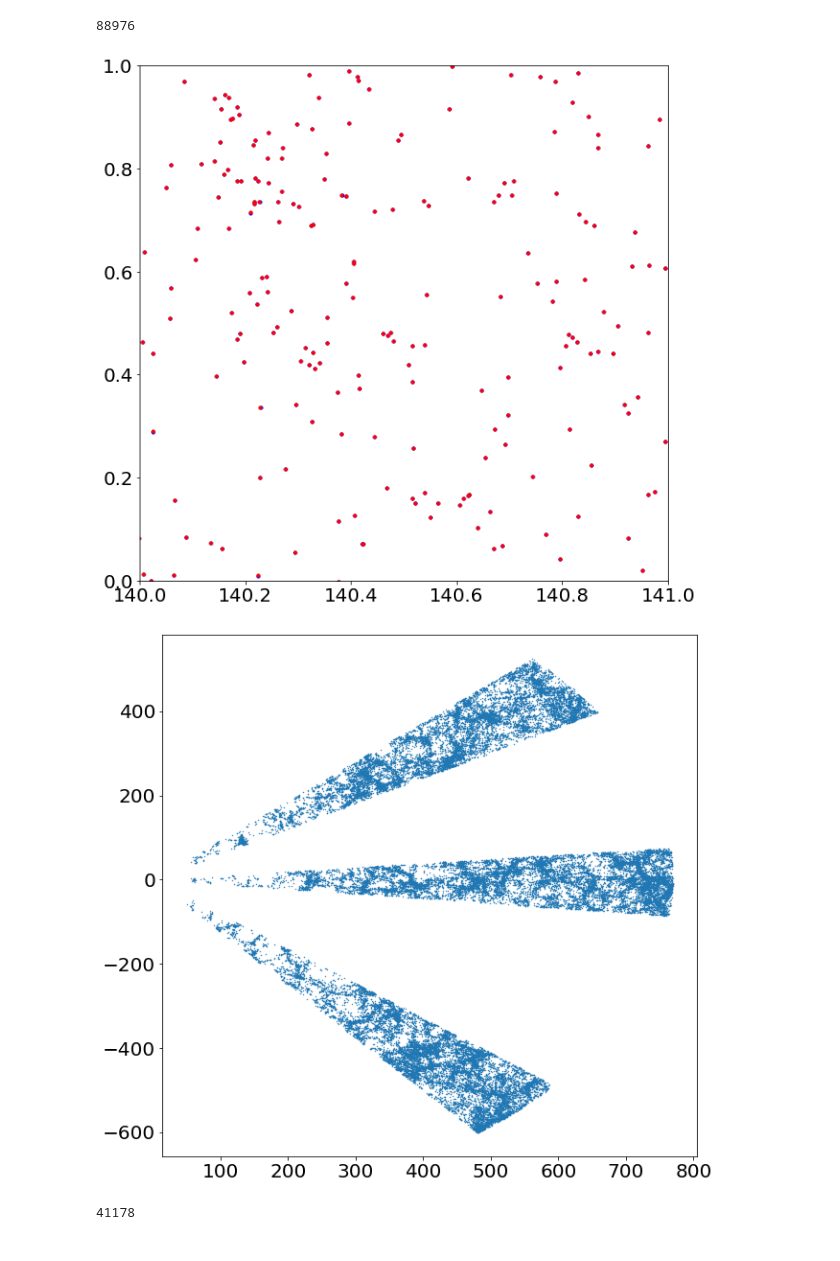
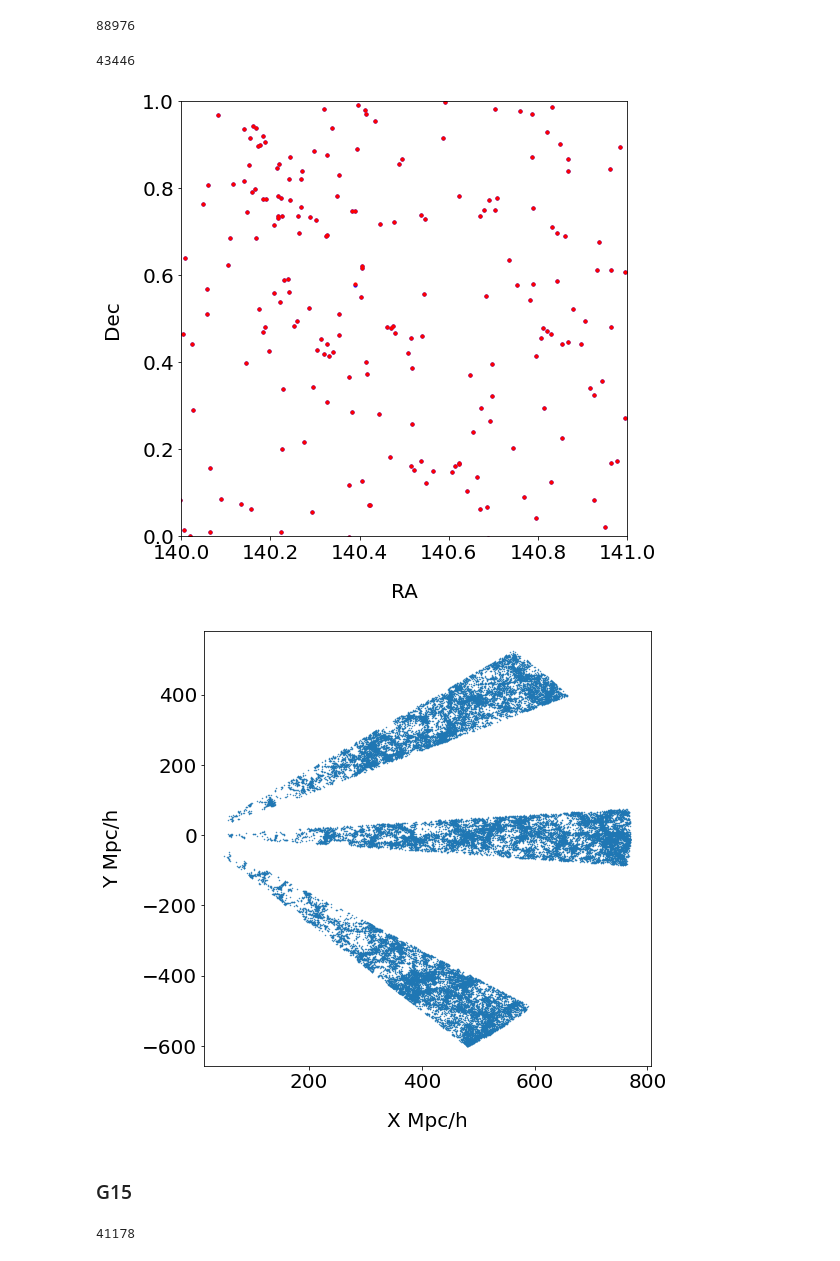
Before and after one commit to jsuarez314/alignment_desi, a Jupyter notebook: GAMA_DES_match.ipynb, the cells around one changed output. Drawn from its saved outputs; the diff is of its cells as text; code cells hidden in the pictures.

```diff
--- a/GAMA_DES_match.ipynb
+++ b/GAMA_DES_match.ipynb
@@ -224,19 +215,33 @@ ii_distance = data_match['DISTANCE_MATCH_DES'] < 0.0001
 sum(ii_distance)
 # %% [output]
 88976
+# %%
+# Finally data lenght for ddp1 and minimal distance match with NN
+len(data_match['RA'][ii_ddp1 & ii_distance])
+# %% [output]
+43446
 # %%
+# Apply the filters iiddp1 and ii_distance
+fig = pl.figure(figsize=(8,8))
 pl.scatter( data_match['RA'][ii_ddp1 & ii_distance], data_match['DEC'][ii_ddp1 & ii_distance], s=10, c='b' )
 pl.scatter( data_match['RA_DES'][ii_ddp1 & ii_distance], data_match['DEC_DES'][ii_ddp1 & ii_distance], s=10, c='r')
 pl.xlim(140,141)
 pl.ylim(0,1)
+pl.xlabel('RA')
+pl.ylabel('Dec')
 pl.show()
 # %% [output]
-[figure, old version]
+[figure, new version]
 # %%
+fig = pl.figure(figsize=(8,8))
 pl.scatter( data_match['ROTCARTESIAN_X'][ii_ddp1 & ii_distance], data_match['ROTCARTESIAN_Y'][ii_ddp1 & ii_distance], s=0.2 )
+pl.xlabel('X Mpc/h')
+pl.ylabel('Y Mpc/h')
 pl.show()
 # %% [output]
-[figure, old version]
+[figure, new version]
+# %% [markdown]
+### G15
 # %%
 ii_g15 = data_match['FIELD'] == 'G15'
 sum(ii_g15)
```
Also changed, not shown: parts of 52 cells of this notebook, 2 other files.
